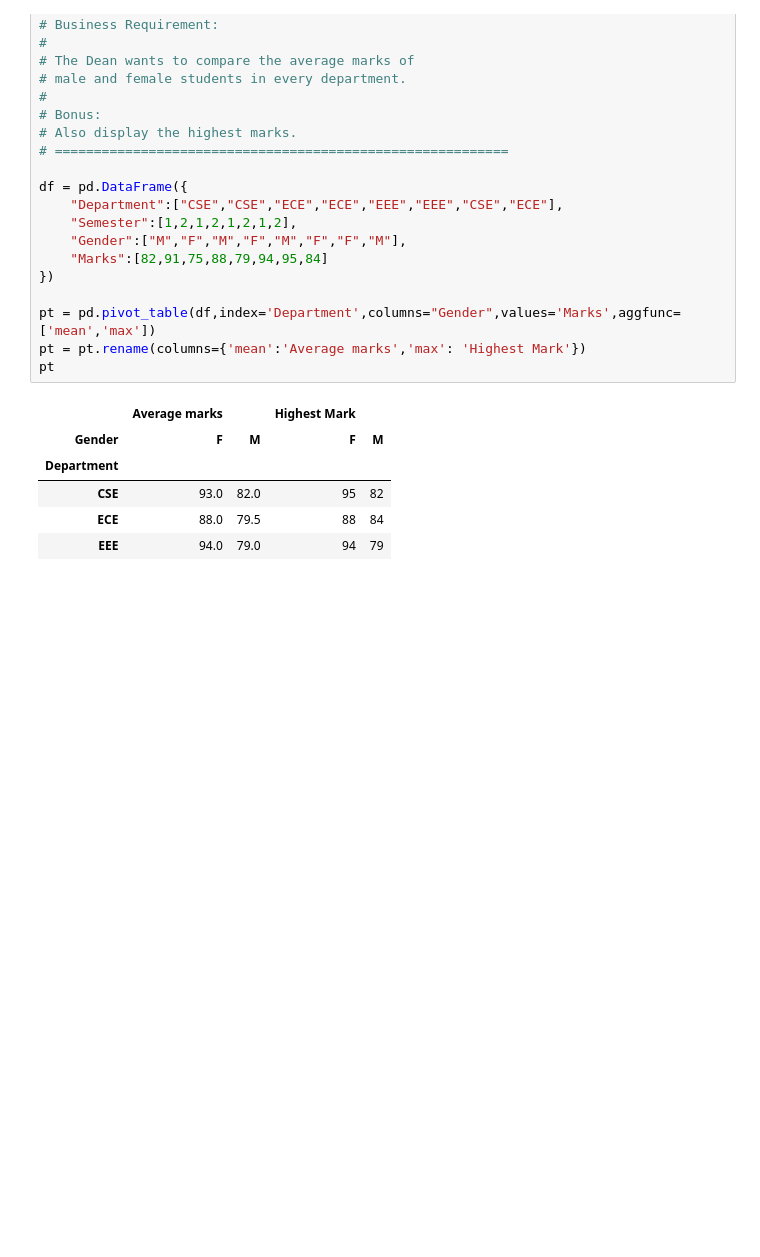
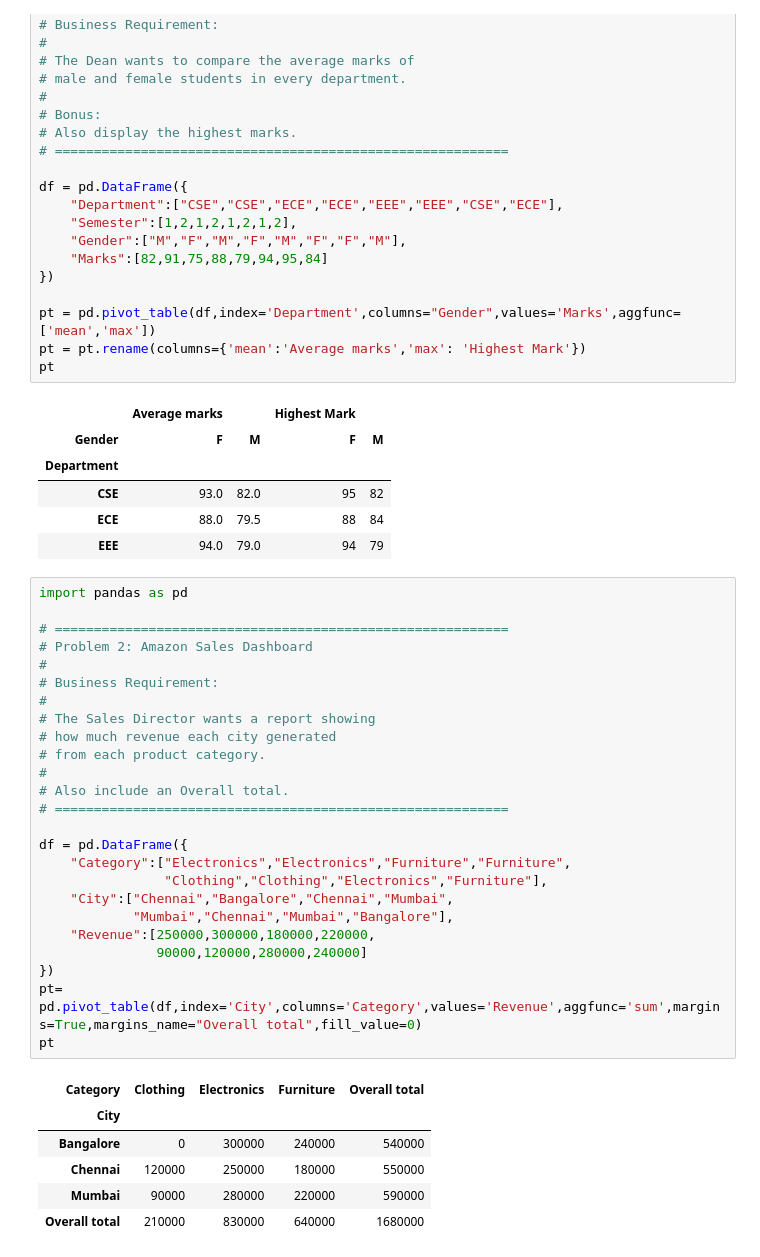
Before and after one commit to mukundnaramesh2605/ai-ml-course-bootcamp, a Jupyter notebook: Pandas/pivot_table.ipynb, the cells around one changed output. Drawn from its saved outputs; the diff is of its cells as text; blank space fills up the shorter version.

Commit message:
# Problem 2: Amazon Sales Dashboard #
# Problem 2: Amazon Sales Dashboard
#

```diff
--- a/Pandas/pivot_table.ipynb
+++ b/Pandas/pivot_table.ipynb
@@ -399,3 +399,35 @@ pt
 | CSE | 93.0 | 82.0 | 95 | 82 |
 | ECE | 88.0 | 79.5 | 88 | 84 |
 | EEE | 94.0 | 79.0 | 94 | 79 |
+# %%
+import pandas as pd
+
+# ==========================================================
+# Problem 2: Amazon Sales Dashboard
+#
+# Business Requirement:
+#
+# The Sales Director wants a report showing
+# how much revenue each city generated
+# from each product category.
+#
+# Also include an Overall total.
+# ==========================================================
+
+df = pd.DataFrame({
+    "Category":["Electronics","Electronics","Furniture","Furniture",
+                "Clothing","Clothing","Electronics","Furniture"],
+    "City":["Chennai","Bangalore","Chennai","Mumbai",
+            "Mumbai","Chennai","Mumbai","Bangalore"],
+    "Revenue":[250000,300000,180000,220000,
+               90000,120000,280000,240000]
+})
+pt= pd.pivot_table(df,index='City',columns='Category',values='Revenue',aggfunc='sum',margins=True,margins_name="Overall total",fill_value=0)
+pt
+# %% [output]
+| Category | Clothing | Electronics | Furniture | Overall total |
+| City |  |  |  |  |
+| Bangalore | 0 | 300000 | 240000 | 540000 |
+| Chennai | 120000 | 250000 | 180000 | 550000 |
+| Mumbai | 90000 | 280000 | 220000 | 590000 |
+| Overall total | 210000 | 830000 | 640000 | 1680000 |
```
